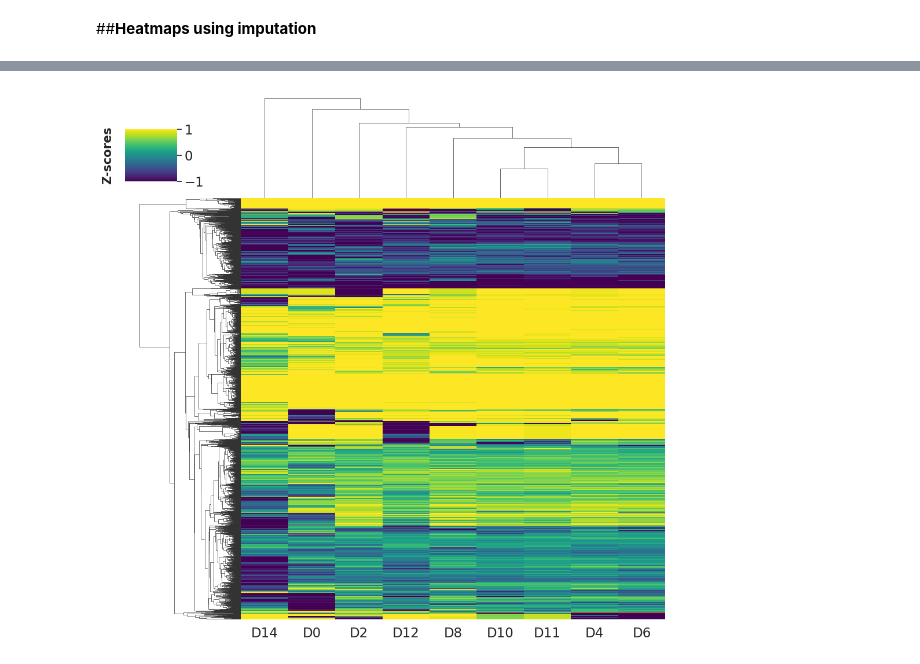
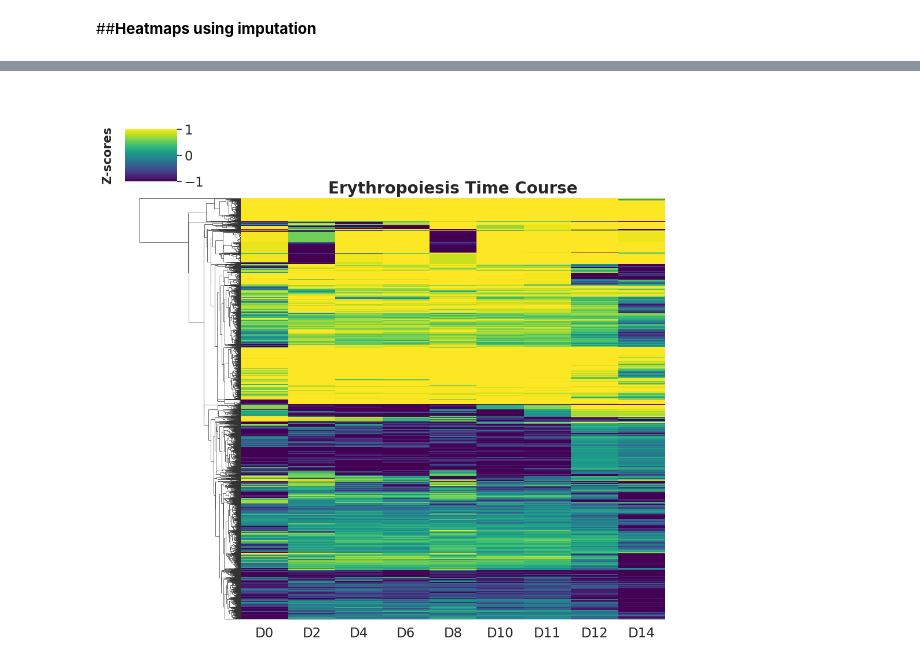
Before and after one commit to OmarArias-Gaguancela/QuickProt, a Jupyter notebook: QuickProt_DIA_Skyline_input.ipynb, the cells around one changed output, grey strips where cells are left out. Cells and saved outputs as stored; diff of their text form; code cells hidden in the pictures.

```diff
--- a/QuickProt_DIA_Skyline_input.ipynb
+++ b/QuickProt_DIA_Skyline_input.ipynb
@@ -1826,7 +1797,7 @@ def perform_kegg_analysis(genes, organism):
 def plot_kegg_results(results, filename, comparison_name):
     kegg_results = results[results['source'] == 'KEGG']
     kegg_results['rich_factor'] = kegg_results['intersection_size'] / kegg_results['term_size']
-    kegg_results = kegg_results.nsmallest(20, 'p_value')
+    kegg_results = kegg_results.nsmallest(10, 'p_value')
 
     if not kegg_results.empty:
         plt.figure(figsize=(10, 8))
@@ -1923,7 +1894,7 @@ def perform_kegg_analysis(genes, organism):
 def plot_kegg_results(results, filename, comparison_name):
     kegg_results = results[results['source'] == 'KEGG']
     kegg_results['rich_factor'] = kegg_results['intersection_size'] / kegg_results['term_size']
-    kegg_results = kegg_results.nsmallest(20, 'p_value')
+    kegg_results = kegg_results.nsmallest(10, 'p_value')
 
     if not kegg_results.empty:
         plt.figure(figsize=(12, 7))
@@ -1956,7 +1927,7 @@ def plot_kegg_results(results, filename, comparison_name):
         handles, labels = bubble.legend_elements(prop="sizes", alpha=1, num=6, func=lambda s: s / 2.5)
         legend2 = plt.legend(handles, labels, loc="upper left", bbox_to_anchor=(1.35, 1), title="Protein number", markerscale=1, labelspacing=3, frameon=False)
         plt.tight_layout()
-        plt.savefig(f'PLOTS/{filename}_{comparison_name}.tiff', dpi=300, format='tiff')
+        plt.savefig(f'PLOTS/{filename}_{comparison_name}_Upregulated.tiff', dpi=300, format='tiff')
         plt.show()
     else:
         print("No significant KEGG results to plot.")
@@ -2020,7 +1991,7 @@ def perform_kegg_analysis(genes, organism):
 def plot_kegg_results(results, filename, comparison_name):
     kegg_results = results[results['source'] == 'KEGG']
     kegg_results['rich_factor'] = kegg_results['intersection_size'] / kegg_results['term_size']
-    kegg_results = kegg_results.nsmallest(20, 'p_value')
+    kegg_results = kegg_results.nsmallest(10, 'p_value')
 
     if not kegg_results.empty:
         plt.figure(figsize=(12, 7))
@@ -2053,7 +2024,7 @@ def plot_kegg_results(results, filename, comparison_name):
         handles, labels = bubble.legend_elements(prop="sizes", alpha=1, num=6, func=lambda s: s / 2.5)
         legend2 = plt.legend(handles, labels, loc="upper left", bbox_to_anchor=(1.35, 1), title="Protein number", markerscale=1, labelspacing=3, frameon=False)
         plt.tight_layout()
-        plt.savefig(f'PLOTS/{filename}_{comparison_name}.tiff', dpi=300, format='tiff')
+        plt.savefig(f'PLOTS/{filename}_{comparison_name}_Downregulated.tiff', dpi=300, format='tiff')
         plt.show()
     else:
         print("No significant KEGG results to plot.")
@@ -2562,6 +2533,7 @@ def generate_heatmap(names, search_by, title):
     filtered_data.set_index(index_column, inplace=True)
     filtered_data = filtered_data.loc[found_names]
     filtered_data = filtered_data.apply(pd.to_numeric, errors='coerce')
+    filtered_data.replace(0, np.nan, inplace=True)
 
     log2_values = np.log2(filtered_data)
 
@@ -2613,10 +2585,13 @@ from sklearn.experimental import enable_iterative_imputer
 from sklearn.impute import IterativeImputer
 import warnings
 from sklearn.exceptions import ConvergenceWarning
+import ipywidgets as widgets
+from IPython.display import display
 
 warnings.filterwarnings("ignore", category=ConvergenceWarning)
 
 plt.rcParams['font.family'] = 'DejaVu Sans'
+
 
 file_path = 'TABLES/median_abundance.csv'
 data = pd.read_csv(file_path)
@@ -2624,24 +2599,66 @@ data = pd.read_csv(file_path)
 data = data.drop(columns=['Genes'])
 valid_columns = data.columns[2:].tolist()
 
-filtered_data = data[['Protein name'] + valid_columns].copy()
-filtered_data.set_index('Protein name', inplace=True)
+search_by_input = widgets.Dropdown(
+    options=['Protein name', 'Genes'],
+    value='Protein name',
+    description='Search by:',
+    layout=widgets.Layout(width='auto', description_width='initial'),
+    style={'description_width': 'initial', 'font_size': '16px'}
+)
 
-imputer = IterativeImputer()
-imputed_data = imputer.fit_transform(filtered_data)
-imputed_df = pd.DataFrame(imputed_data, index=filtered_data.index, columns=filtered_data.columns)
-log2_data = imputed_df.apply(lambda col: col.map(lambda x: np.log2(float(x)) if pd.notnull(x) and float(x) > 0 else np.nan))
-z_scores_df = (log2_data - log2_data.mean()) / log2_data.std()
-z_scores_df.replace([np.inf, -np.inf], np.nan, inplace=True)
-z_scores_df.dropna(inplace=True)
+title_input = widgets.Text(
+    value='',
+    placeholder='Enter Heatmap Title',
+    description='Title:',
+    layout=widgets.Layout(width='auto', description_width='initial'),
+    style={'description_width': 'initial', 'font_size': '16px'}
+)
 
-sns.set(font_scale=1.5)
-plt.figure(figsize=(8, 8))
-cmap = sns.color_palette("viridis", as_cmap=True)
-heatmap = sns.clustermap(data=z_scores_df, cmap=cmap, annot=False, fmt=".1f", linewidths=0, linecolor='black', yticklabels=False, vmin=-1, vmax=1, col_cluster=True, cbar_pos=(0.01, 0.82, 0.09, 0.09))
-heatmap.ax_heatmap.set_ylabel("", fontweight='bold', fontsize=20)
-cbar = heatmap.ax_heatmap.collections[0].colorbar
-cbar.set_label("Z-scores", fontsize=15, labelpad=-120, rotation=90, verticalalignment='center', fontweight='bold')
-plt.savefig('PLOTS/Clustering_Heatmap_total_proteome_Iterative_imputation.tiff', format='tiff', dpi=300, bbox_inches='tight')
-plt.show()
+button = widgets.Button(
+    description="Generate Heatmap",
+    style={'font_weight': 'bold', 'button_color': '#4CAF50', 'font_size': '16px'},
+    layout=widgets.Layout(width='auto', height='80px')
+)
+
+def generate_heatmap(search_by, title):
+    if search_by == 'Genes':
+        data_with_genes = pd.read_csv(file_path)
+        filtered_data = data_with_genes[['Genes'] + valid_columns].copy()
+        filtered_data.set_index('Genes', inplace=True)
+    else:
+        filtered_data = data[['Protein name'] + valid_columns].copy()
+        filtered_data.set_index('Protein name', inplace=True)
+
+    imputer = IterativeImputer()
+    imputed_data = imputer.fit_transform(filtered_data)
+    imputed_df = pd.DataFrame(imputed_data, index=filtered_data.index, columns=filtered_data.columns)
+
+    log2_data = imputed_df.apply(lambda col: col.map(lambda x: np.log2(float(x)) if pd.notnull(x) and float(x) > 0 else np.nan))
+    z_scores_df = (log2_data - log2_data.mean()) / log2_data.std()
+    z_scores_df.replace([np.inf, -np.inf], np.nan, inplace=True)
+    z_scores_df.dropna(inplace=True)
+
+    sns.set(font_scale=1.5)
+    plt.figure(figsize=(8, 8))
+    cmap = sns.color_palette("viridis", as_cmap=True)
+    heatmap = sns.clustermap(data=z_scores_df, cmap=cmap, annot=False, fmt=".1f", linewidths=0, linecolor='black', yticklabels=False, vmin=-1, vmax=1, col_cluster=False, cbar_pos=(0.01, 0.82, 0.09, 0.09))
+
+    heatmap.ax_heatmap.set_ylabel("", fontweight='bold', fontsize=20)
+    heatmap.ax_heatmap.set_title(title, fontweight='bold', fontsize=20)
+
+    cbar = heatmap.ax_heatmap.collections[0].colorbar
+    cbar.set_label("Z-scores", fontsize=15, labelpad=-120, rotation=90, verticalalignment='center', fontweight='bold')
+
+    plt.savefig('PLOTS/Clustering_Heatmap_total_proteome_Iterative_imputation.tiff', format='tiff', dpi=300, bbox_inches='tight')
+    plt.show()
+
+def on_button_click(b):
+    generate_heatmap(search_by_input.value, title_input.value)
+
+button.on_click(on_button_click)
+
+display(search_by_input)
+display(title_input)
+display(button)
 # %% [output]
@@ -2649,4 +2669,4 @@ plt.show()
-[figure, old version]
+[figure, new version]
 # %%
 #@title **Hierarchical clustering heatmap for each sample**
 #@markdown - Abundance values are subjected to log2 and z-score normalization methods
```
Also changed, not shown: parts of 35 cells of this notebook.
